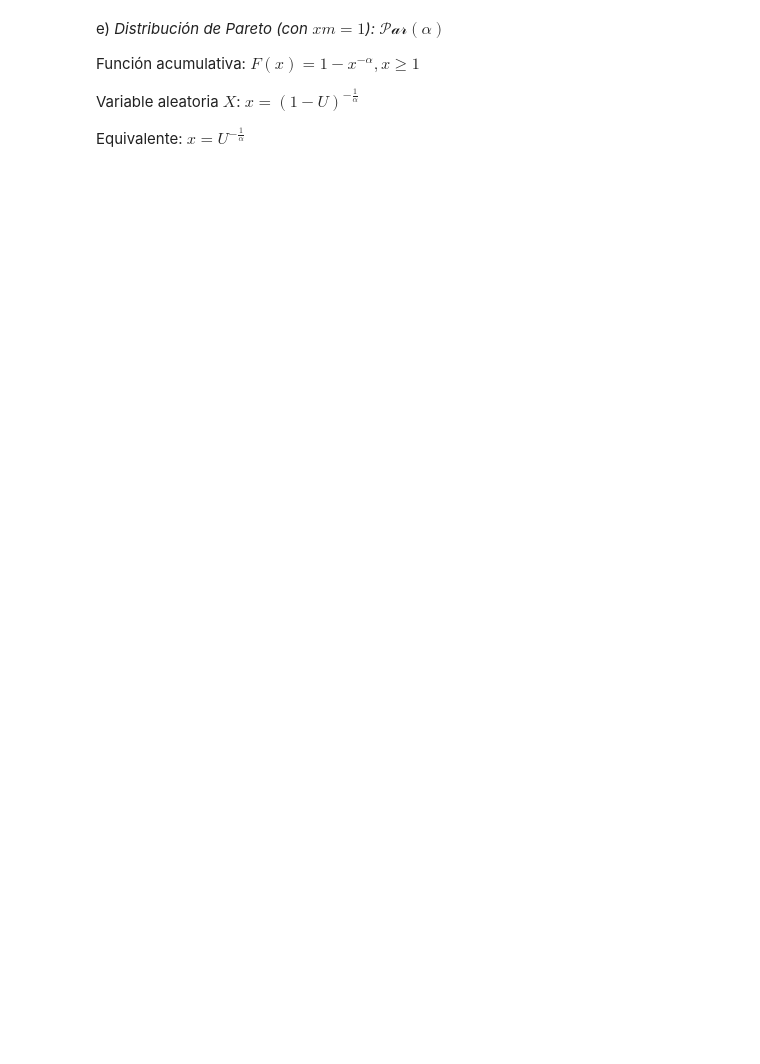
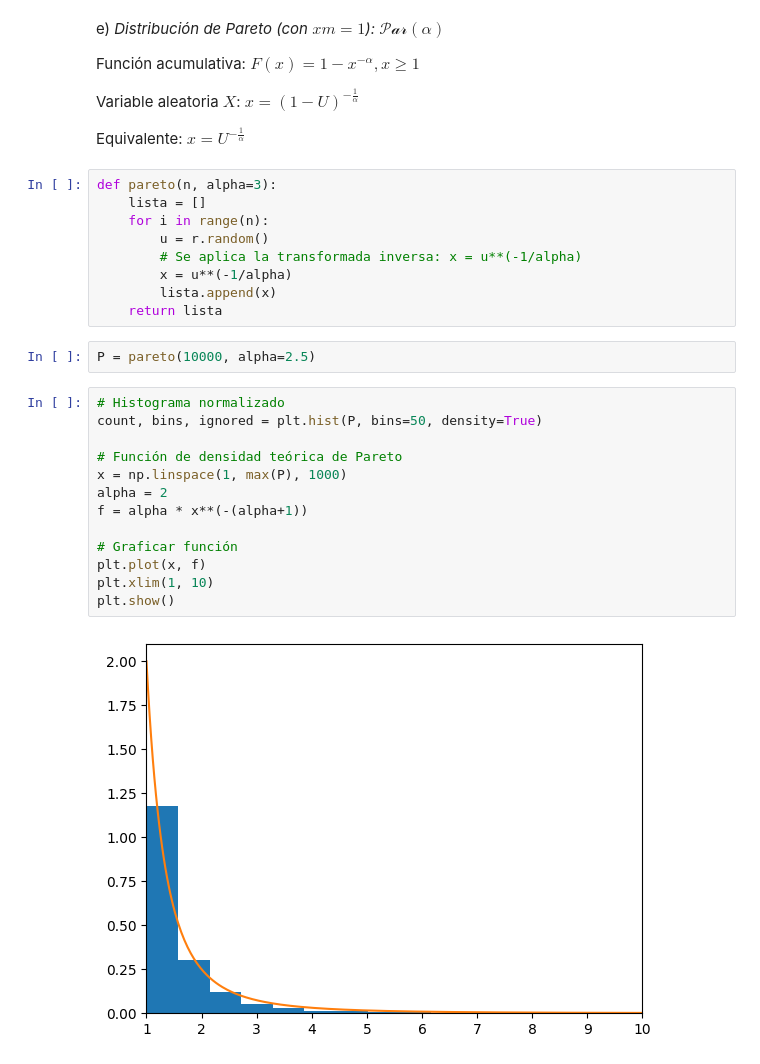
Before and after one commit to erickvaldezsallagos/SIMULACION-1, a Jupyter notebook: Transformada_Inversa.ipynb, the cells around one changed output. Drawn from its saved outputs; the diff is of its cells as text; blank space fills up the shorter version.

```diff
--- a/Transformada_Inversa.ipynb
+++ b/Transformada_Inversa.ipynb
@@ -157,3 +213,29 @@ Función acumulativa: $F(x)=1-x^{-\alpha}, x \geq 1$
 Variable aleatoria $X$: $x=(1-U)^{-\frac{1}{\alpha}}$
 
 Equivalente: $x=U^{-\frac{1}{\alpha}}$
+# %%
+def pareto(n, alpha=3):
+    lista = []
+    for i in range(n):
+        u = r.random()
+        # Se aplica la transformada inversa: x = u**(-1/alpha)
+        x = u**(-1/alpha)
+        lista.append(x)
+    return lista
+# %%
+P = pareto(10000, alpha=2.5)
+# %%
+# Histograma normalizado
+count, bins, ignored = plt.hist(P, bins=50, density=True)
+
+# Función de densidad teórica de Pareto
+x = np.linspace(1, max(P), 1000)
+alpha = 2
+f = alpha * x**(-(alpha+1))
+
+# Graficar función
+plt.plot(x, f)
+plt.xlim(1, 10)
+plt.show()
+# %% [output]
+[figure, added]
```
Also changed, not shown: parts of 9 cells of this notebook.
